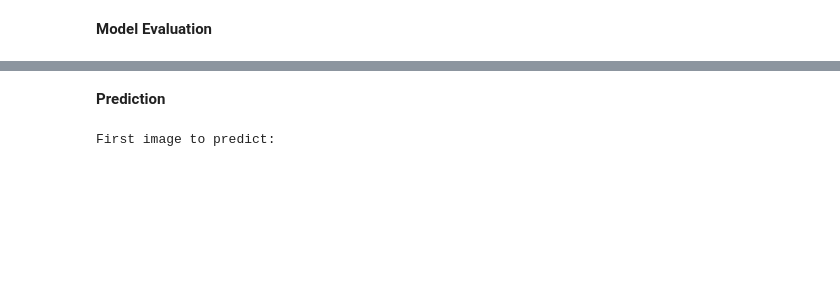
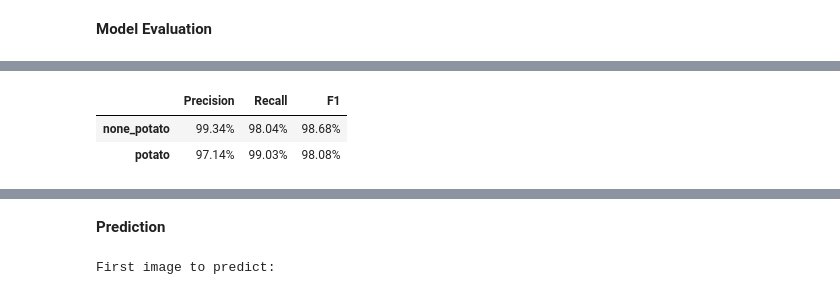
Before and after one commit to TemeBirhanu/potato-disease-prediction, a Jupyter notebook: training/Detect_Potato.ipynb, the cells around one changed output, grey strips where cells are left out. Cells and saved outputs as stored; diff of their text form; code cells hidden in the pictures; blank space fills up the shorter version.

```diff
--- a/training/Detect_Potato.ipynb
+++ b/training/Detect_Potato.ipynb
@@ -223,0 +264,13 @@ plt.show()
+# %%
+# getting precisions
+pred_sums = np.sum(cf_matrix, axis=0)
+prec_matrix = cf_matrix / pred_sums
+precs = prec_matrix.diagonal()
+
+# getting recalls
+true_sums = np.sum(cf_matrix, axis=1)
+recall_matrix = cf_matrix / true_sums
+recalls = recall_matrix.diagonal()
+
+# getting f1 measures
+f1s = (2 * precs * recalls) / (precs + recalls)
@@ -223,0 +295,10 @@ plt.show()
+# %%
+# displaying evaluations
+evals_df = pd.DataFrame(data={'Precision': precs, 'Recall': recalls, 'F1': f1s},
+                        index=class_names)
+pd.options.display.float_format = '{:.2%}'.format
+evals_df
+# %% [output]
+|  | Precision | Recall | F1 |
+| none_potato | 99.34% | 98.04% | 98.68% |
+| potato | 97.14% | 99.03% | 98.08% |
```
Also changed, not shown: parts of 12 cells of this notebook, 3 other files.
